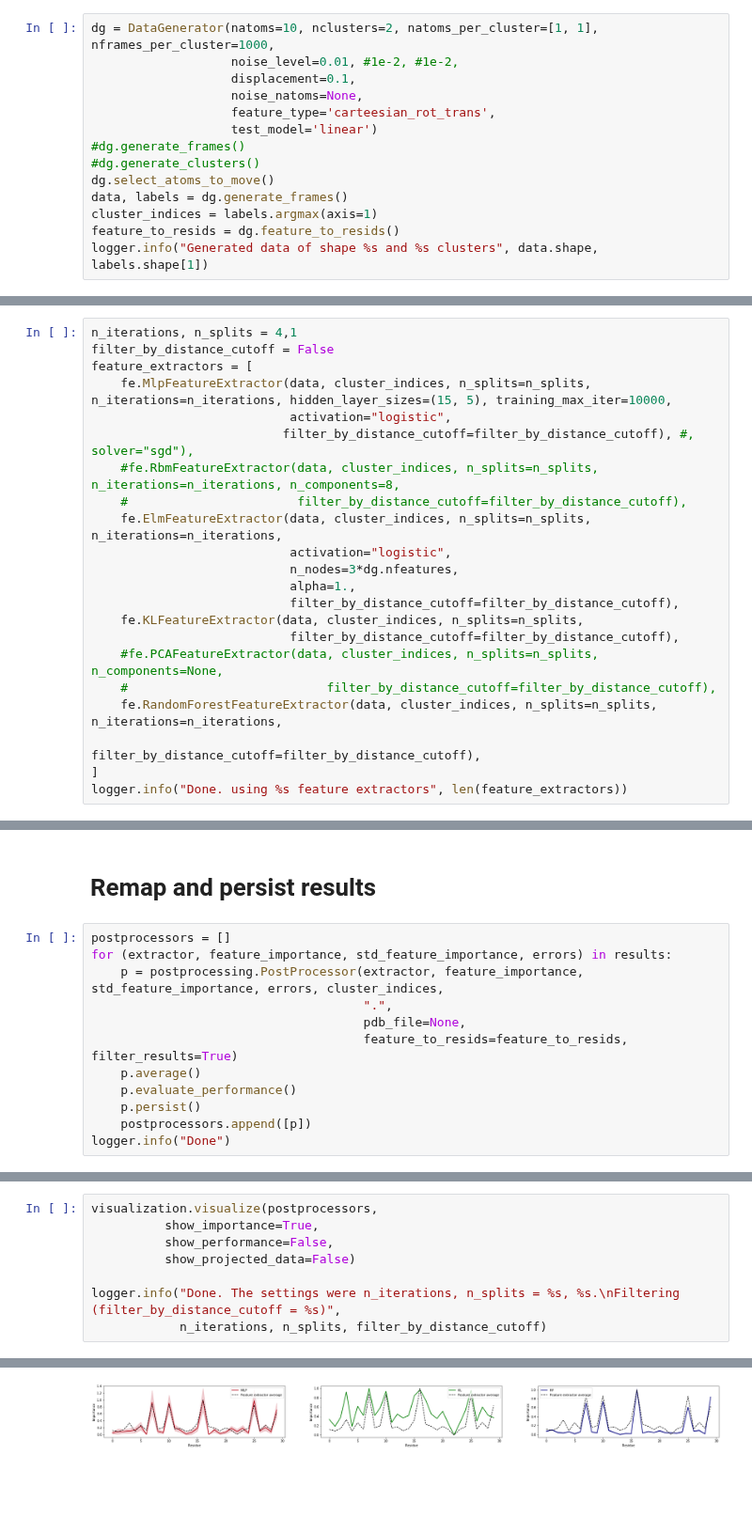
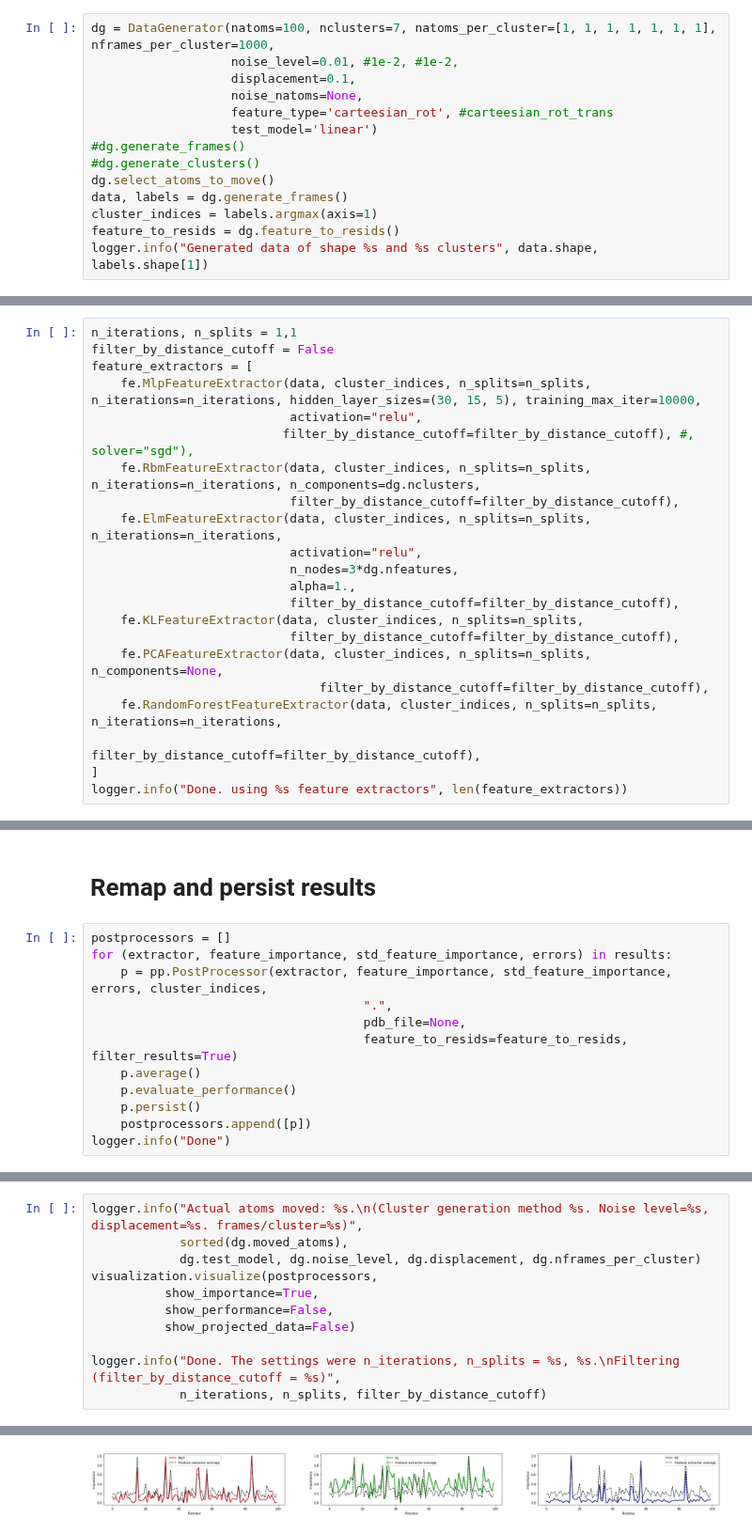
Before and after one commit to mkasimova/Neural.Network.Relevance.Propagation, a Jupyter notebook: random_data.ipynb, the cells around one changed output, grey strips where cells are left out. Shown at 94% size. Saved outputs shown, nothing was run; the diff lists cells and outputs as text; blank space fills up the shorter version.

```diff
--- a/random_data.ipynb
+++ b/random_data.ipynb
@@ -25,11 +25,11 @@ logger = logging.getLogger("dataGenNb")
 
 Data should be in an appropriate format and filtered before when we load it here. It does not have to be scaled.
 # %%
-dg = DataGenerator(natoms=10, nclusters=2, natoms_per_cluster=[1, 1], nframes_per_cluster=1000,
+dg = DataGenerator(natoms=100, nclusters=7, natoms_per_cluster=[1, 1, 1, 1, 1, 1, 1], nframes_per_cluster=1000,
                    noise_level=0.01, #1e-2, #1e-2,
                    displacement=0.1,
                    noise_natoms=None,
-                   feature_type='carteesian_rot_trans',
+                   feature_type='carteesian_rot', #carteesian_rot_trans
                    test_model='linear')
 #dg.generate_frames()
 #dg.generate_clusters()
@@ -64,23 +69,23 @@ plt.show()
 
 Every method is encapsulated in a so called FeatureExtractor class which all follow the same interface
 # %%
-n_iterations, n_splits = 4,1
+n_iterations, n_splits = 1,1
 filter_by_distance_cutoff = False
 feature_extractors = [
-    fe.MlpFeatureExtractor(data, cluster_indices, n_splits=n_splits, n_iterations=n_iterations, hidden_layer_sizes=(15, 5), training_max_iter=10000,
-                           activation="logistic",
+    fe.MlpFeatureExtractor(data, cluster_indices, n_splits=n_splits, n_iterations=n_iterations, hidden_layer_sizes=(30, 15, 5), training_max_iter=10000,
+                           activation="relu",
                           filter_by_distance_cutoff=filter_by_distance_cutoff), #, solver="sgd"),
-    #fe.RbmFeatureExtractor(data, cluster_indices, n_splits=n_splits, n_iterations=n_iterations, n_components=8,
-    #                       filter_by_distance_cutoff=filter_by_distance_cutoff),
+    fe.RbmFeatureExtractor(data, cluster_indices, n_splits=n_splits, n_iterations=n_iterations, n_components=dg.nclusters,
+                           filter_by_distance_cutoff=filter_by_distance_cutoff),
     fe.ElmFeatureExtractor(data, cluster_indices, n_splits=n_splits, n_iterations=n_iterations,
-                           activation="logistic",
+                           activation="relu",
                            n_nodes=3*dg.nfeatures,
                            alpha=1.,
                            filter_by_distance_cutoff=filter_by_distance_cutoff),
     fe.KLFeatureExtractor(data, cluster_indices, n_splits=n_splits,
                            filter_by_distance_cutoff=filter_by_distance_cutoff),
-    #fe.PCAFeatureExtractor(data, cluster_indices, n_splits=n_splits, n_components=None,
-    #                           filter_by_distance_cutoff=filter_by_distance_cutoff),
+    fe.PCAFeatureExtractor(data, cluster_indices, n_splits=n_splits, n_components=None,
+                               filter_by_distance_cutoff=filter_by_distance_cutoff),
     fe.RandomForestFeatureExtractor(data, cluster_indices, n_splits=n_splits, n_iterations=n_iterations,
                                                                filter_by_distance_cutoff=filter_by_distance_cutoff),
 ]
@@ -183,7 +199,7 @@ show_moved_atoms(dg, postprocessors)
 # %%
 postprocessors = []
 for (extractor, feature_importance, std_feature_importance, errors) in results:
-    p = postprocessing.PostProcessor(extractor, feature_importance, std_feature_importance, errors, cluster_indices,
+    p = pp.PostProcessor(extractor, feature_importance, std_feature_importance, errors, cluster_indices,
                                      ".",
                                      pdb_file=None,
                                      feature_to_resids=feature_to_resids, filter_results=True)
@@ -214,4 +231,7 @@ logger.info("Done")
 # %%
+logger.info("Actual atoms moved: %s.\n(Cluster generation method %s. Noise level=%s, displacement=%s. frames/cluster=%s)",
+            sorted(dg.moved_atoms),
+            dg.test_model, dg.noise_level, dg.displacement, dg.nframes_per_cluster)
 visualization.visualize(postprocessors,
           show_importance=True,
           show_performance=False,
@@ -224 +246 @@ logger.info("Done. The settings were n_iterations, n_splits = %s, %s.\nFiltering
-[figure, old version]
+[figure, new version]
```
Also changed, not shown: parts of 9 cells of this notebook.
